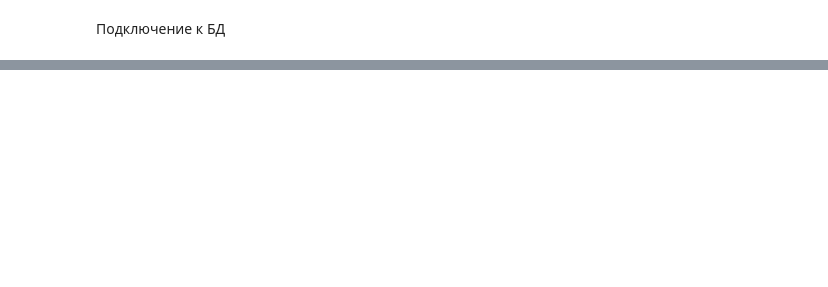
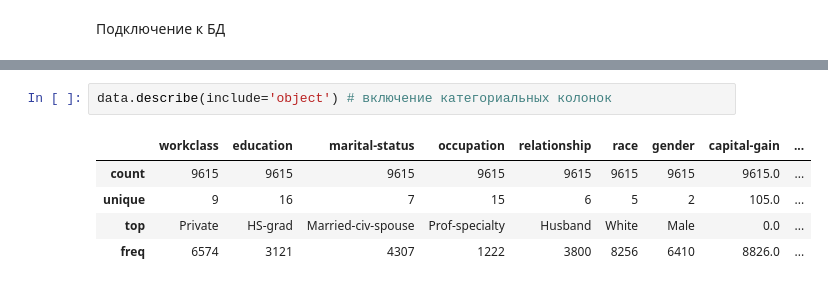
Before and after one commit to zouzanope/income_forecast, a Jupyter notebook: income_forecast.ipynb, the cells around one changed output, grey strips where cells are left out. Cells and saved outputs as stored; diff of their text form; blank space fills up the shorter version.

```diff
--- a/income_forecast.ipynb
+++ b/income_forecast.ipynb
@@ -75,0 +168,8 @@ data.head(9)
+# %%
+data.describe(include='object') # включение категориальных колонок
+# %% [output]
+|  | workclass | education | marital-status | occupation | relationship | race | gender | capital-gain | ... |
+| count | 9615 | 9615 | 9615 | 9615 | 9615 | 9615 | 9615 | 9615.0 | ... |
+| unique | 9 | 16 | 7 | 15 | 6 | 5 | 2 | 105.0 | ... |
+| top | Private | HS-grad | Married-civ-spouse | Prof-specialty | Husband | White | Male | 0.0 | ... |
+| freq | 6574 | 3121 | 4307 | 1222 | 3800 | 8256 | 6410 | 8826.0 | ... |
```
Also changed, not shown: parts of 19 cells of this notebook.
